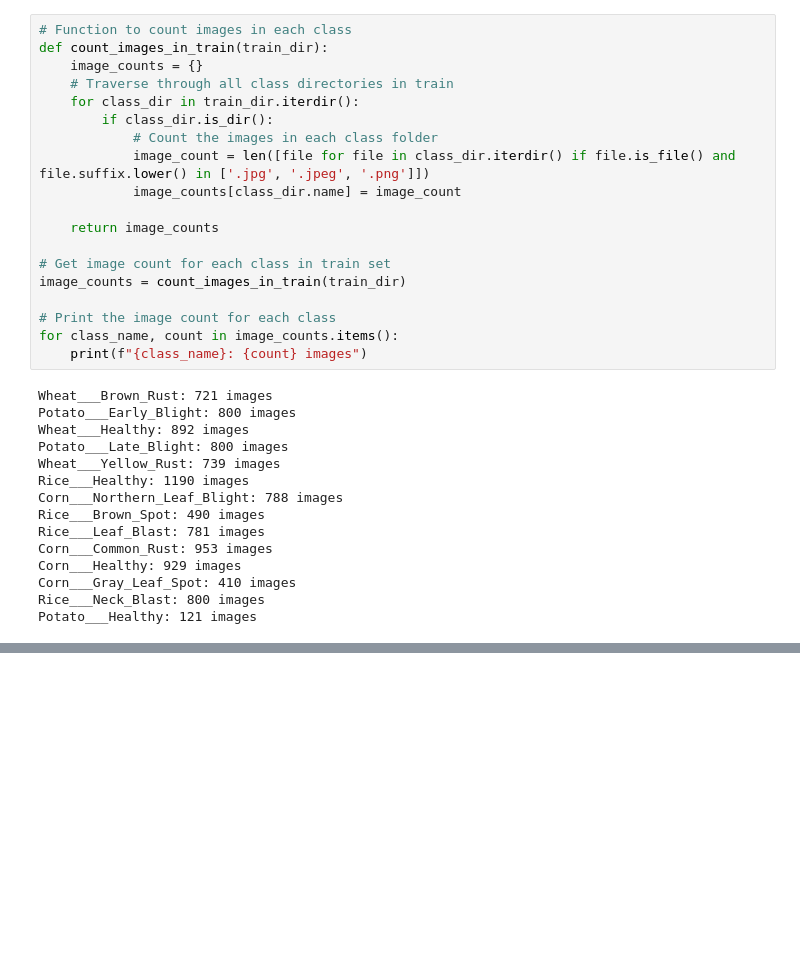
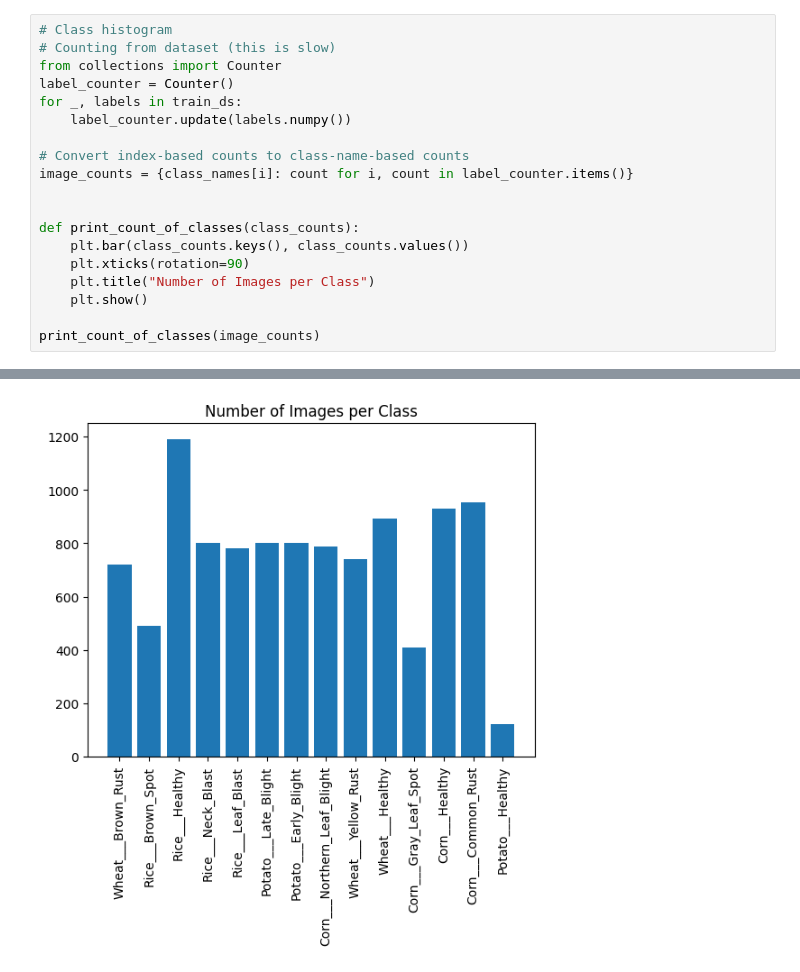
Before and after one commit to auspicie/SDS-CP028-smart-leaf, a Jupyter notebook: submissions/team-members/tehreem-ansari/notebooks/SmartLeaf_teh.ipynb, the cells around one changed output, grey strips where cells are left out. Drawn from its saved outputs; the diff is of its cells as text; blank space fills up the shorter version.

```diff
--- a/submissions/team-members/tehreem-ansari/notebooks/SmartLeaf_teh.ipynb
+++ b/submissions/team-members/tehreem-ansari/notebooks/SmartLeaf_teh.ipynb
@@ -103,34 +132,20 @@ plt.show()
-# %%
-# Function to count images in each class
-def count_images_in_train(train_dir):
-    image_counts = {}
-    # Traverse through all class directories in train
-    for class_dir in train_dir.iterdir():
-        if class_dir.is_dir():
-            # Count the images in each class folder
-            image_count = len([file for file in class_dir.iterdir() if file.is_file() and file.suffix.lower() in ['.jpg', '.jpeg', '.png']])
-            image_counts[class_dir.name] = image_count
-
-    return image_counts
-
-# Get image count for each class in train set
-image_counts = count_images_in_train(train_dir)
-
-# Print the image count for each class
-for class_name, count in image_counts.items():
-    print(f"{class_name}: {count} images")
-# %% [output]
-Wheat___Brown_Rust: 721 images
-Potato___Early_Blight: 800 images
-Wheat___Healthy: 892 images
-Potato___Late_Blight: 800 images
-Wheat___Yellow_Rust: 739 images
-Rice___Healthy: 1190 images
-Corn___Northern_Leaf_Blight: 788 images
-Rice___Brown_Spot: 490 images
-Rice___Leaf_Blast: 781 images
-Corn___Common_Rust: 953 images
-Corn___Healthy: 929 images
-Corn___Gray_Leaf_Spot: 410 images
-Rice___Neck_Blast: 800 images
-Potato___Healthy: 121 images
+# %%
+# Class histogram
+# Counting from dataset (this is slow)
+from collections import Counter
+label_counter = Counter()
+for _, labels in train_ds:
+    label_counter.update(labels.numpy())
+
+# Convert index-based counts to class-name-based counts
+image_counts = {class_names[i]: count for i, count in label_counter.items()}
+
+
+def print_count_of_classes(class_counts):
+    plt.bar(class_counts.keys(), class_counts.values())
+    plt.xticks(rotation=90)
+    plt.title("Number of Images per Class")
+    plt.show()
+
+print_count_of_classes(image_counts)
+# %% [output]
@@ -136,0 +153 @@ Potato___Healthy: 121 images
+[figure, added]
```
Also changed, not shown: parts of 21 cells of this notebook, 2 other files.
